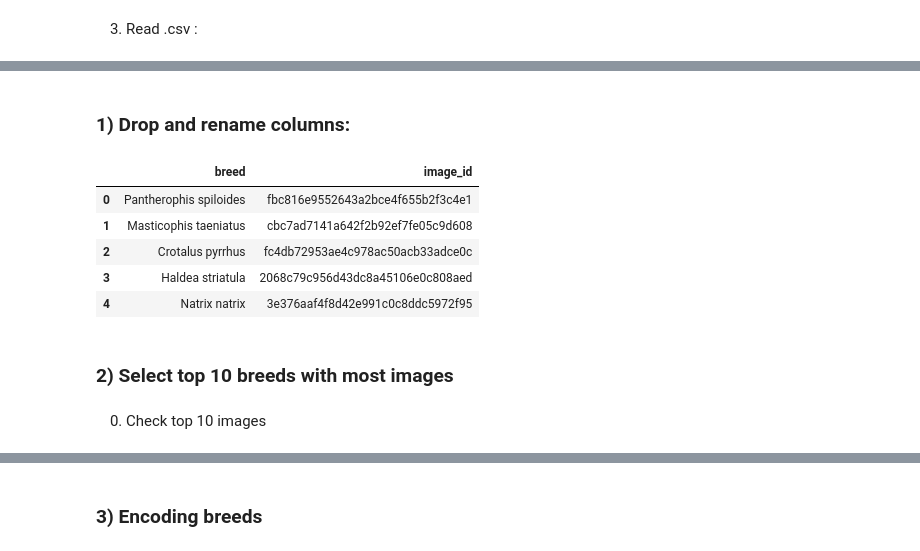
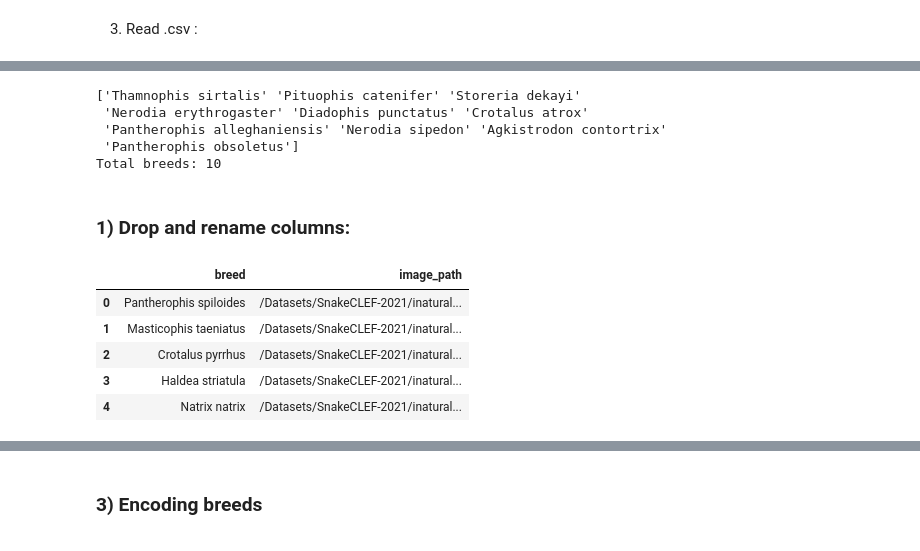
Before and after one commit to deivid-01/ML-snake-classifier, a Jupyter notebook: 02_data_pre-processing.ipynb, the cells around one changed output, grey strips where cells are left out. Cells and saved outputs as stored; diff of their text form; code cells hidden in the pictures.

```diff
--- a/02_data_pre-processing.ipynb
+++ b/02_data_pre-processing.ipynb
@@ -269,5 +328,5 @@ Fetching data from kaggle ( This may take some time)...
 3. Read .csv :
 # %%
 
-df = pd.read_csv('data.csv')
+df = pd.read_csv('kaggle_data/data.csv')
 df.head(5)
@@ -274,22 +375,41 @@ df.head(5)
+# %%
+options = [ 'Thamnophis sirtalis',
+            'Storeria dekayi',
+            'Pantherophis obsoletus',
+            'Crotalus atrox',
+            'Nerodia sipedon',
+            'Pituophis catenifer',
+            'Pantherophis alleghaniensis',
+            'Agkistrodon contortrix',
+            'Diadophis punctatus',
+            'Nerodia erythrogaster']
+#Select top 10 breeds
+df = df[df['breed'].isin(options)]
+
+print(pd.unique(df['breed']))
+
+print("Total breeds:",len ( pd.unique(df['breed'])))
+# %% [output]
+['Thamnophis sirtalis' 'Pituophis catenifer' 'Storeria dekayi'
+ 'Nerodia erythrogaster' 'Diadophis punctatus' 'Crotalus atrox'
+ 'Pantherophis alleghaniensis' 'Nerodia sipedon' 'Agkistrodon contortrix'
+ 'Pantherophis obsoletus']
+Total breeds: 10
 # %% [markdown]
 ### 1) Drop and rename columns:
 # %%
 # 1. Dropping columns
-df = df.drop(columns=['source','class_id','image_path','country','genus','family','continent','subset'])
+df = df.drop(columns=['source','class_id','UUID','country','genus','family','continent','subset'])
 
 # 2. Renaming columns
-df.columns=['breed','image_id']
+df.columns=['breed','image_path']
 
 # 3. Show results
 df.head(5)
 # %% [output]
-|  | breed | image_id |
-| 0 | Pantherophis spiloides | fbc816e9552643a2bce4f655b2f3c4e1 |
-| 1 | Masticophis taeniatus | cbc7ad7141a642f2b92ef7fe05c9d608 |
-| 2 | Crotalus pyrrhus | fc4db72953ae4c978ac50acb33adce0c |
-| 3 | Haldea striatula | 2068c79c956d43dc8a45106e0c808aed |
-| 4 | Natrix natrix | 3e376aaf4f8d42e991c0c8ddc5972f95 |
+|  | breed | image_path |
+| 0 | Pantherophis spiloides | /Datasets/SnakeCLEF-2021/inatural... |
+| 1 | Masticophis taeniatus | /Datasets/SnakeCLEF-2021/inatural... |
+| 2 | Crotalus pyrrhus | /Datasets/SnakeCLEF-2021/inatural... |
+| 3 | Haldea striatula | /Datasets/SnakeCLEF-2021/inatural... |
+| 4 | Natrix natrix | /Datasets/SnakeCLEF-2021/inatural... |
-# %% [markdown]
-### 2) Select top 10 breeds with most images
-# %% [markdown]
-0. Check top 10 images
```
Also changed, not shown: parts of 18 cells of this notebook.
